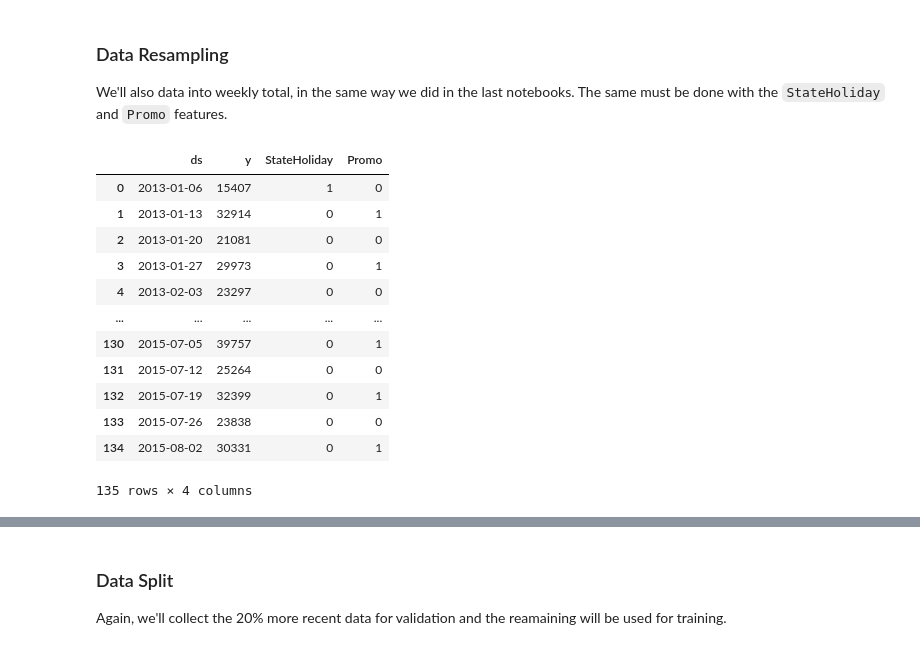
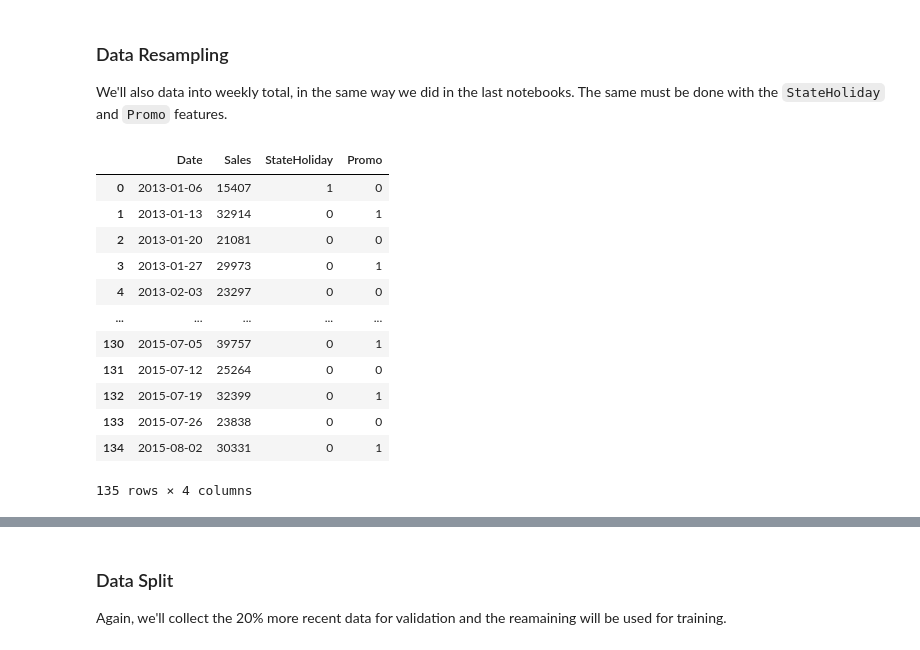
Before and after one commit to TheCamilovisk/RossmannSalesForecasting, a Jupyter notebook: XGBoost_model.ipynb, the cells around one changed output, grey strips where cells are left out. Saved outputs shown, nothing was run; the diff lists cells and outputs as text; code cells hidden in the pictures.

```diff
--- a/XGBoost_model.ipynb
+++ b/XGBoost_model.ipynb
@@ -111,26 +111,24 @@ We'll also data into weekly total, in the same way we did in the last notebooks.
 # %%
 weekly_features = sample_store_data["Sales"].resample("W").sum().reset_index()
 
 weekly_features["StateHoliday"] = (
     sample_store_data["StateHoliday"]
         .map({"0": 0, "a": 1, "b": 1, "c": 1})
         .resample("W")
         .max()
         .reset_index(drop=True)
 )
 
 weekly_features["Promo"] = (
     sample_store_data["Promo"]
         .resample("W")
         .max()
         .reset_index(drop=True)
 )
 
-# Rename the columns as required by Prophet
-weekly_features = weekly_features.rename(columns={"Date": "ds", "Sales": "y"})
 weekly_features
 # %% [output]
-|  | ds | y | StateHoliday | Promo |
+|  | Date | Sales | StateHoliday | Promo |
 | 0 | 2013-01-06 | 15407 | 1 | 0 |
 | 1 | 2013-01-13 | 32914 | 0 | 1 |
 | 2 | 2013-01-20 | 21081 | 0 | 0 |
```
Also changed, not shown: parts of 9 cells of this notebook.
